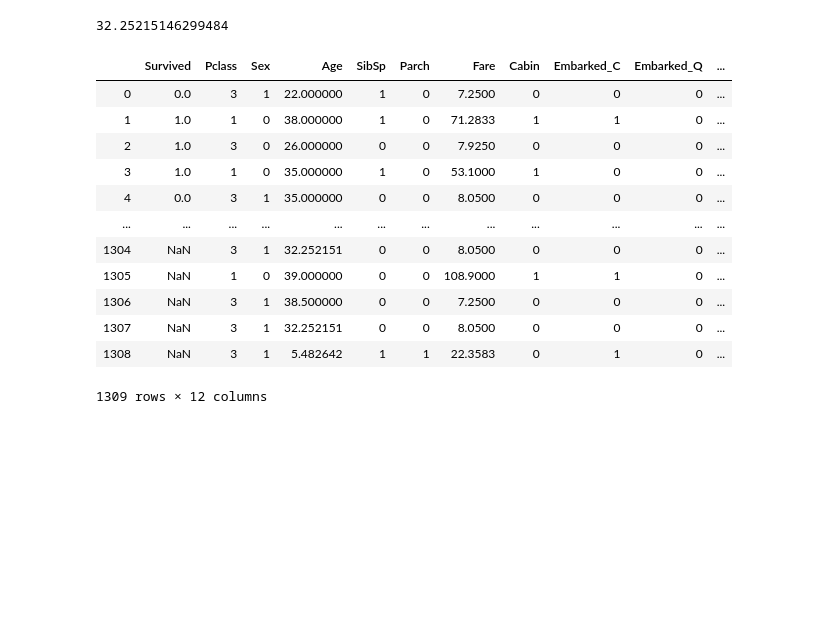
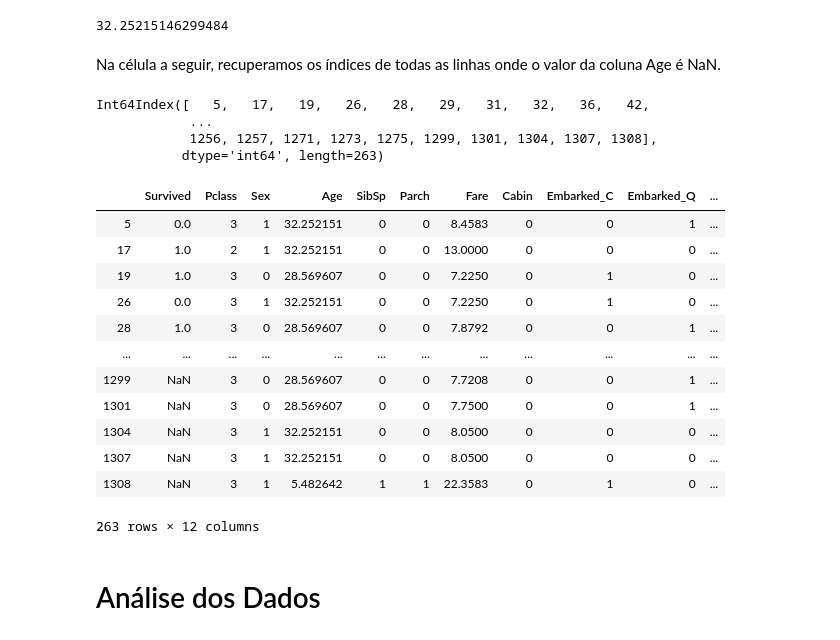
Before and after one commit to diegosilveiracn/titanic_kaggle, a Jupyter notebook: titanic_notebook.ipynb, the cells around one changed output. Saved outputs shown, nothing was run; the diff lists cells and outputs as text; code cells hidden in the pictures; blank space fills up the shorter version.

Commit message:
Iniciando a etapa de análise de dados.

```diff
--- a/titanic_notebook.ipynb
+++ b/titanic_notebook.ipynb
@@ -338,25 +337,34 @@ df.loc[pd.isna(df['Age'])]
 media_idade_por_titulo['Age'][0]
 # %% [output]
 32.25215146299484
+# %% [markdown]
+Na célula a seguir, recuperamos os índices de todas as linhas onde o valor da coluna Age é NaN.
+# %%
+index_age_nan = df['Age'][df['Age'].isnull()].index
+index_age_nan
+# %% [output]
+Int64Index([   5,   17,   19,   26,   28,   29,   31,   32,   36,   42,
+            ...
+            1256, 1257, 1271, 1273, 1275, 1299, 1301, 1304, 1307, 1308],
+           dtype='int64', length=263)
 # %%
-index_age_nan = df['Age'][df['Age'].isnull()].index
-index_age_nan
+for i in list(index_age_nan):
+    df.loc[i,'Age'] = media_idade_por_titulo['Age'][df.loc[i,'Title']]
 
-for i in list(index_age_nan):
-    df['Age'].iloc[i] = media_idade_por_titulo['Age'][df['Title'].iloc[i]]
-
-df
+df.loc[index_age_nan]
 # %% [output]
 |  | Survived | Pclass | Sex | Age | SibSp | Parch | Fare | Cabin | Embarked_C | Embarked_Q | ... |
-| 0 | 0.0 | 3 | 1 | 22.000000 | 1 | 0 | 7.2500 | 0 | 0 | 0 | ... |
-| 1 | 1.0 | 1 | 0 | 38.000000 | 1 | 0 | 71.2833 | 1 | 1 | 0 | ... |
-| 2 | 1.0 | 3 | 0 | 26.000000 | 0 | 0 | 7.9250 | 0 | 0 | 0 | ... |
-| 3 | 1.0 | 1 | 0 | 35.000000 | 1 | 0 | 53.1000 | 1 | 0 | 0 | ... |
-| 4 | 0.0 | 3 | 1 | 35.000000 | 0 | 0 | 8.0500 | 0 | 0 | 0 | ... |
+| 5 | 0.0 | 3 | 1 | 32.252151 | 0 | 0 | 8.4583 | 0 | 0 | 1 | ... |
+| 17 | 1.0 | 2 | 1 | 32.252151 | 0 | 0 | 13.0000 | 0 | 0 | 0 | ... |
+| 19 | 1.0 | 3 | 0 | 28.569607 | 0 | 0 | 7.2250 | 0 | 1 | 0 | ... |
+| 26 | 0.0 | 3 | 1 | 32.252151 | 0 | 0 | 7.2250 | 0 | 1 | 0 | ... |
+| 28 | 1.0 | 3 | 0 | 28.569607 | 0 | 0 | 7.8792 | 0 | 0 | 1 | ... |
 | ... | ... | ... | ... | ... | ... | ... | ... | ... | ... | ... | ... |
+| 1299 | NaN | 3 | 0 | 28.569607 | 0 | 0 | 7.7208 | 0 | 0 | 1 | ... |
+| 1301 | NaN | 3 | 0 | 28.569607 | 0 | 0 | 7.7500 | 0 | 0 | 1 | ... |
 | 1304 | NaN | 3 | 1 | 32.252151 | 0 | 0 | 8.0500 | 0 | 0 | 0 | ... |
-| 1305 | NaN | 1 | 0 | 39.000000 | 0 | 0 | 108.9000 | 1 | 1 | 0 | ... |
-| 1306 | NaN | 3 | 1 | 38.500000 | 0 | 0 | 7.2500 | 0 | 0 | 0 | ... |
 | 1307 | NaN | 3 | 1 | 32.252151 | 0 | 0 | 8.0500 | 0 | 0 | 0 | ... |
 | 1308 | NaN | 3 | 1 | 5.482642 | 1 | 1 | 22.3583 | 0 | 1 | 0 | ... |
-1309 rows × 12 columns
+263 rows × 12 columns
+# %% [markdown]
+# Análise dos Dados
```
Also changed, not shown: parts of 2 cells of this notebook.
